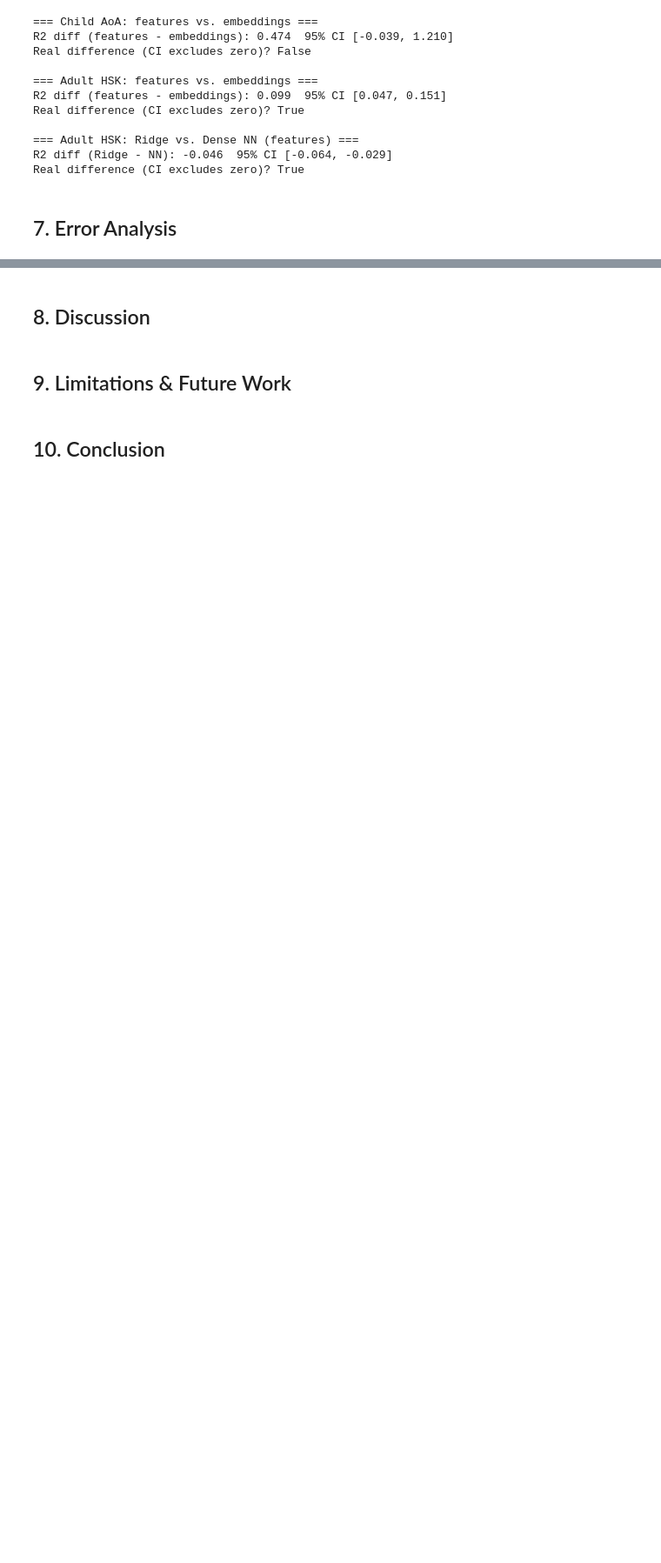
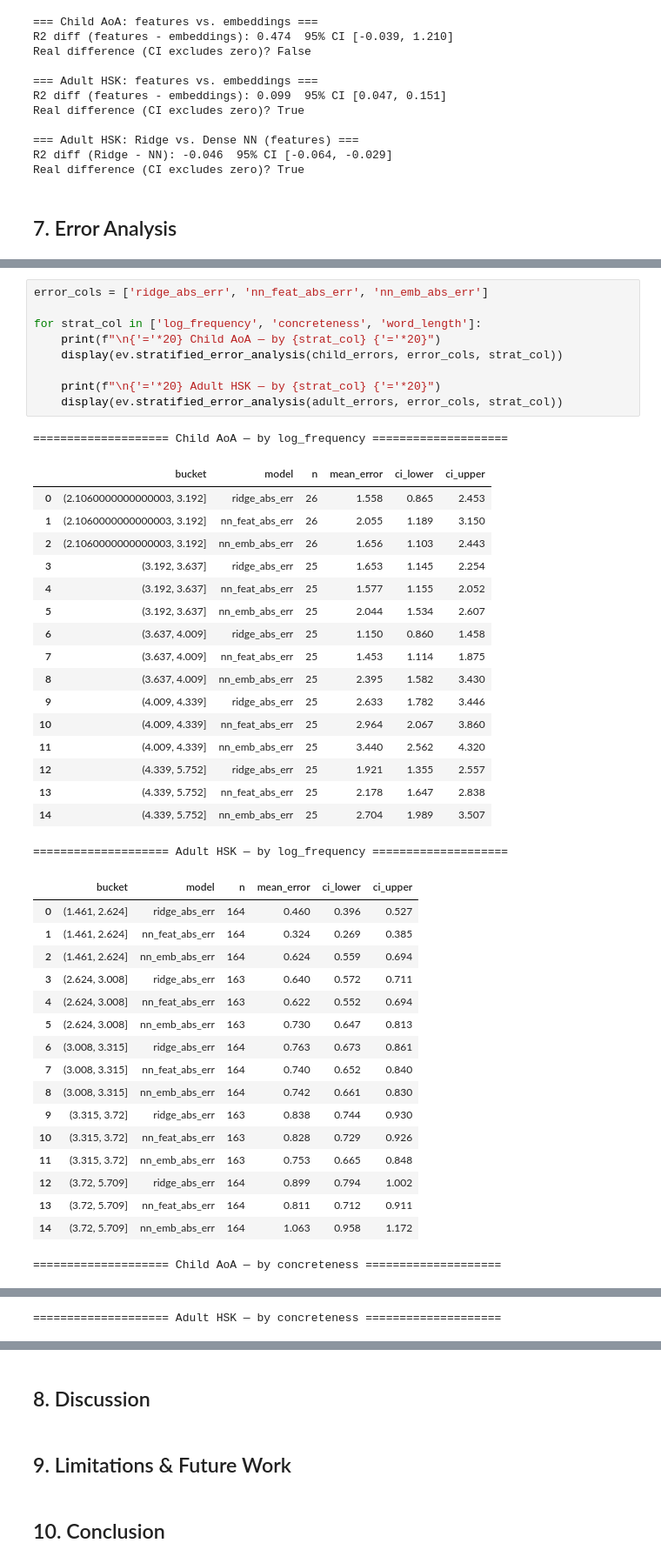
Before and after one commit to Slavena1/Softuni-Deep-Learning-Final-Project, a Jupyter notebook: notebook/analysis.ipynb, the cells around one changed output, grey strips where cells are left out. Shown at 87% size. Cells and saved outputs as stored; diff of their text form; blank space fills up the shorter version.

```diff
--- a/notebook/analysis.ipynb
+++ b/notebook/analysis.ipynb
@@ -453,0 +478,45 @@ Real difference (CI excludes zero)? True
+# %%
+error_cols = ['ridge_abs_err', 'nn_feat_abs_err', 'nn_emb_abs_err']
+
+for strat_col in ['log_frequency', 'concreteness', 'word_length']:
+    print(f"\n{'='*20} Child AoA — by {strat_col} {'='*20}")
+    display(ev.stratified_error_analysis(child_errors, error_cols, strat_col))
+
+    print(f"\n{'='*20} Adult HSK — by {strat_col} {'='*20}")
+    display(ev.stratified_error_analysis(adult_errors, error_cols, strat_col))
+# %% [output]
+==================== Child AoA — by log_frequency ====================
+|  | bucket | model | n | mean_error | ci_lower | ci_upper |
+| 0 | (2.1060000000000003, 3.192] | ridge_abs_err | 26 | 1.558 | 0.865 | 2.453 |
+| 1 | (2.1060000000000003, 3.192] | nn_feat_abs_err | 26 | 2.055 | 1.189 | 3.150 |
+| 2 | (2.1060000000000003, 3.192] | nn_emb_abs_err | 26 | 1.656 | 1.103 | 2.443 |
+| 3 | (3.192, 3.637] | ridge_abs_err | 25 | 1.653 | 1.145 | 2.254 |
+| 4 | (3.192, 3.637] | nn_feat_abs_err | 25 | 1.577 | 1.155 | 2.052 |
+| 5 | (3.192, 3.637] | nn_emb_abs_err | 25 | 2.044 | 1.534 | 2.607 |
+| 6 | (3.637, 4.009] | ridge_abs_err | 25 | 1.150 | 0.860 | 1.458 |
+| 7 | (3.637, 4.009] | nn_feat_abs_err | 25 | 1.453 | 1.114 | 1.875 |
+| 8 | (3.637, 4.009] | nn_emb_abs_err | 25 | 2.395 | 1.582 | 3.430 |
+| 9 | (4.009, 4.339] | ridge_abs_err | 25 | 2.633 | 1.782 | 3.446 |
+| 10 | (4.009, 4.339] | nn_feat_abs_err | 25 | 2.964 | 2.067 | 3.860 |
+| 11 | (4.009, 4.339] | nn_emb_abs_err | 25 | 3.440 | 2.562 | 4.320 |
+| 12 | (4.339, 5.752] | ridge_abs_err | 25 | 1.921 | 1.355 | 2.557 |
+| 13 | (4.339, 5.752] | nn_feat_abs_err | 25 | 2.178 | 1.647 | 2.838 |
+| 14 | (4.339, 5.752] | nn_emb_abs_err | 25 | 2.704 | 1.989 | 3.507 |
+==================== Adult HSK — by log_frequency ====================
+|  | bucket | model | n | mean_error | ci_lower | ci_upper |
+| 0 | (1.461, 2.624] | ridge_abs_err | 164 | 0.460 | 0.396 | 0.527 |
+| 1 | (1.461, 2.624] | nn_feat_abs_err | 164 | 0.324 | 0.269 | 0.385 |
+| 2 | (1.461, 2.624] | nn_emb_abs_err | 164 | 0.624 | 0.559 | 0.694 |
+| 3 | (2.624, 3.008] | ridge_abs_err | 163 | 0.640 | 0.572 | 0.711 |
+| 4 | (2.624, 3.008] | nn_feat_abs_err | 163 | 0.622 | 0.552 | 0.694 |
+| 5 | (2.624, 3.008] | nn_emb_abs_err | 163 | 0.730 | 0.647 | 0.813 |
+| 6 | (3.008, 3.315] | ridge_abs_err | 164 | 0.763 | 0.673 | 0.861 |
+| 7 | (3.008, 3.315] | nn_feat_abs_err | 164 | 0.740 | 0.652 | 0.840 |
+| 8 | (3.008, 3.315] | nn_emb_abs_err | 164 | 0.742 | 0.661 | 0.830 |
+| 9 | (3.315, 3.72] | ridge_abs_err | 163 | 0.838 | 0.744 | 0.930 |
+| 10 | (3.315, 3.72] | nn_feat_abs_err | 163 | 0.828 | 0.729 | 0.926 |
+| 11 | (3.315, 3.72] | nn_emb_abs_err | 163 | 0.753 | 0.665 | 0.848 |
+| 12 | (3.72, 5.709] | ridge_abs_err | 164 | 0.899 | 0.794 | 1.002 |
+| 13 | (3.72, 5.709] | nn_feat_abs_err | 164 | 0.811 | 0.712 | 0.911 |
+| 14 | (3.72, 5.709] | nn_emb_abs_err | 164 | 1.063 | 0.958 | 1.172 |
+==================== Child AoA — by concreteness ====================
@@ -453,0 +539 @@ Real difference (CI excludes zero)? True
+==================== Adult HSK — by concreteness ====================
```
Also changed, not shown: parts of 8 cells of this notebook.
